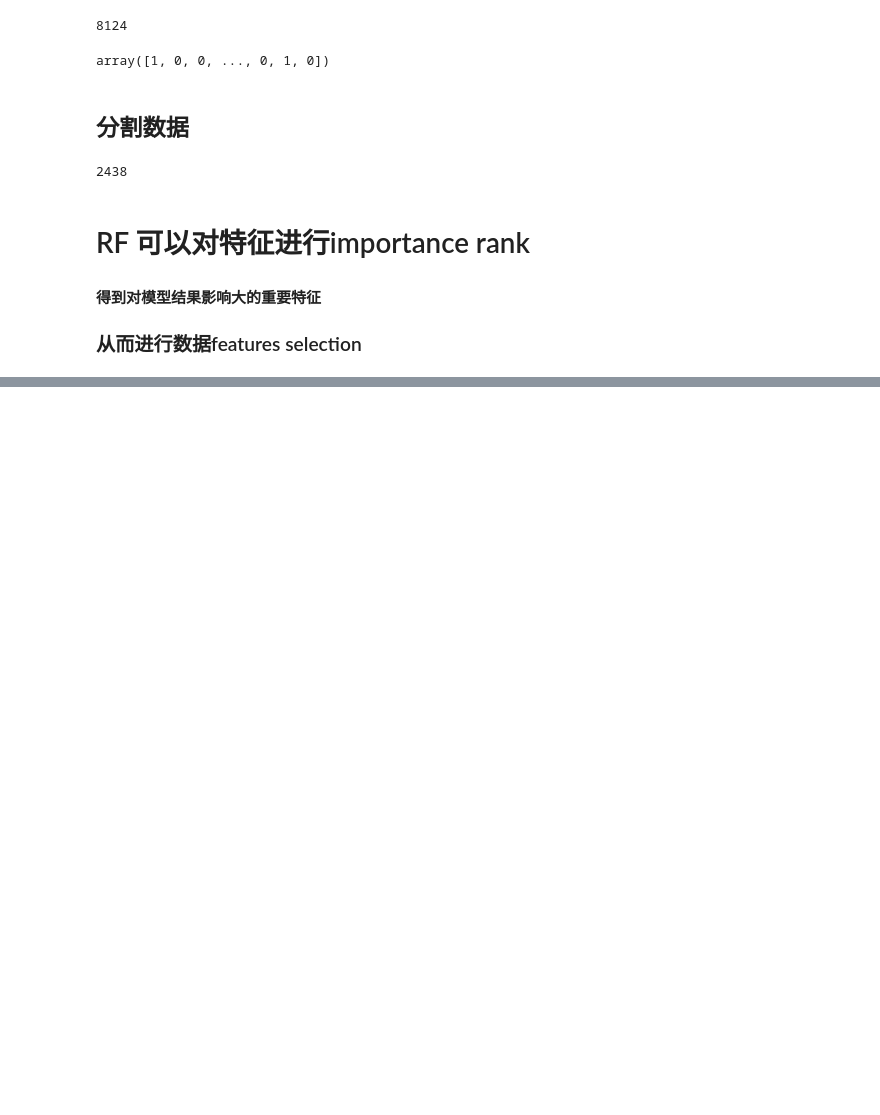
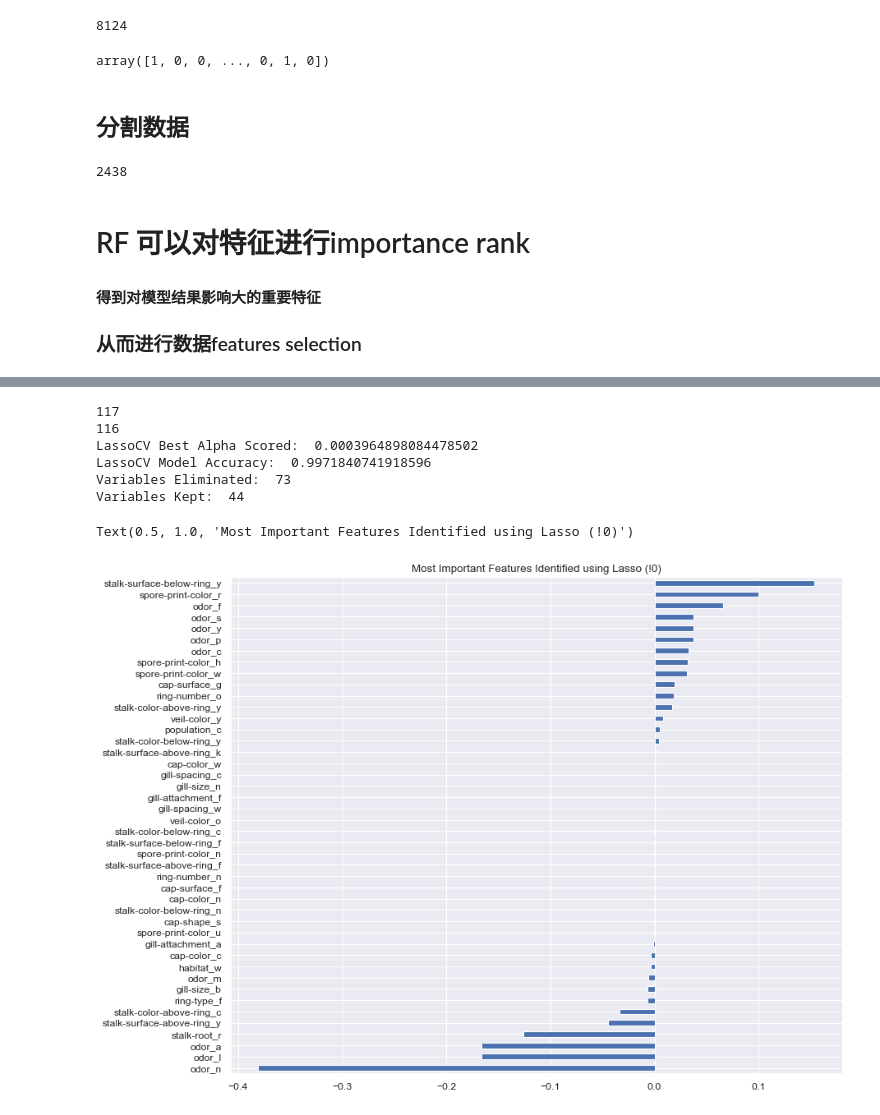
Before and after one commit to DishengLL/feature-selection, a Jupyter notebook: feature_selection .ipynb, the cells around one changed output, grey strips where cells are left out. Cells and saved outputs as stored; diff of their text form; code cells hidden in the pictures; blank space fills up the shorter version.

```diff
--- a/feature_selection .ipynb
+++ b/feature_selection .ipynb
@@ -214,0 +303,26 @@ print("Overall Accuracy using RFE: ", rfe.score(RFE_X_Test,Y_Test))
+# %%
+from sklearn.linear_model import LassoCV
+
+regr = LassoCV(cv=5, random_state=101)
+regr.fit(X_Train,Y_Train)
+print("LassoCV Best Alpha Scored: ", regr.alpha_)
+print("LassoCV Model Accuracy: ", regr.score(X_Test, Y_Test))
+model_coef = pd.Series(regr.coef_, index = list(X.columns))
+print("Variables Eliminated: ", str(sum(model_coef == 0)))
+print("Variables Kept: ", str(sum(model_coef != 0)))
+# %% [output]
+117
+116
+LassoCV Best Alpha Scored:  0.0003964898084478502
+LassoCV Model Accuracy:  0.9971840741918596
+Variables Eliminated:  73
+Variables Kept:  44
+# %%
+plt.figure(num=None, figsize=(12, 10), dpi=80, facecolor='w', edgecolor='k')
+
+top_coef = model_coef.sort_values()
+top_coef[top_coef != 0].plot(kind = "barh")
+plt.title("Most Important Features Identified using Lasso (!0)")
+# %% [output]
+Text(0.5, 1.0, 'Most Important Features Identified using Lasso (!0)')
+[figure, added]
```
Also changed, not shown: parts of 20 cells of this notebook.
